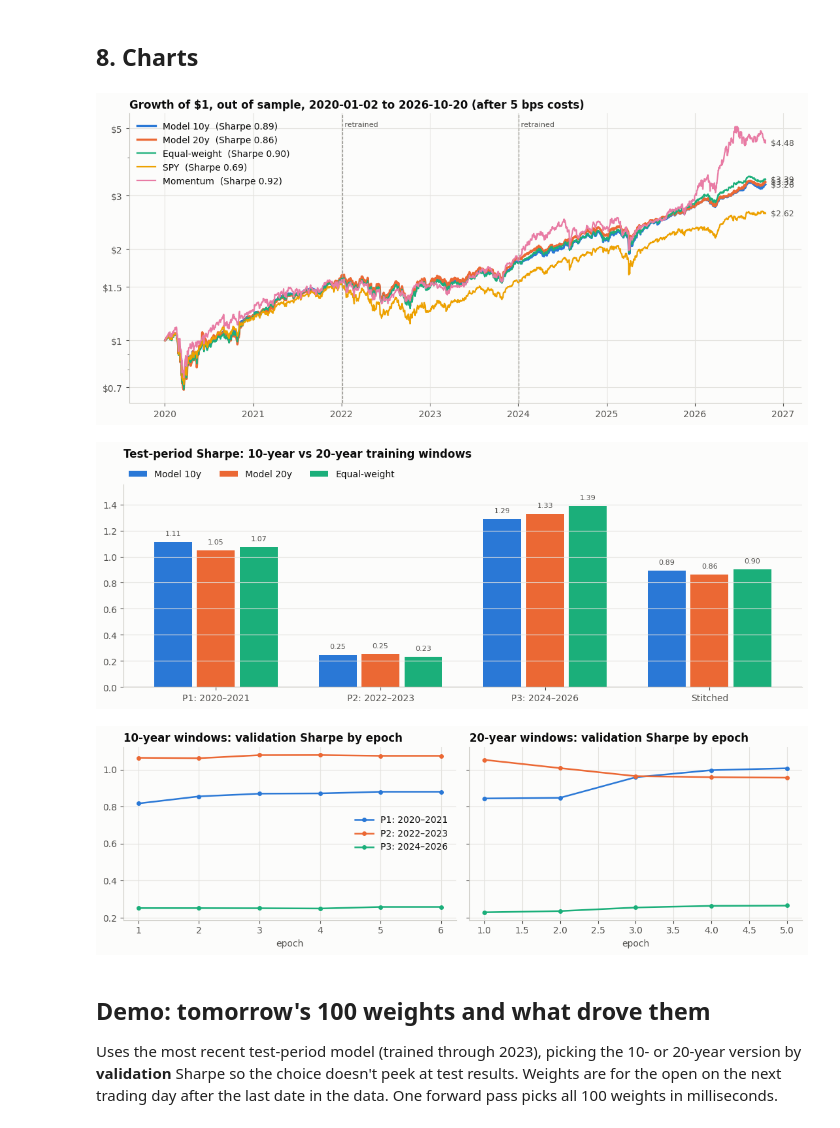
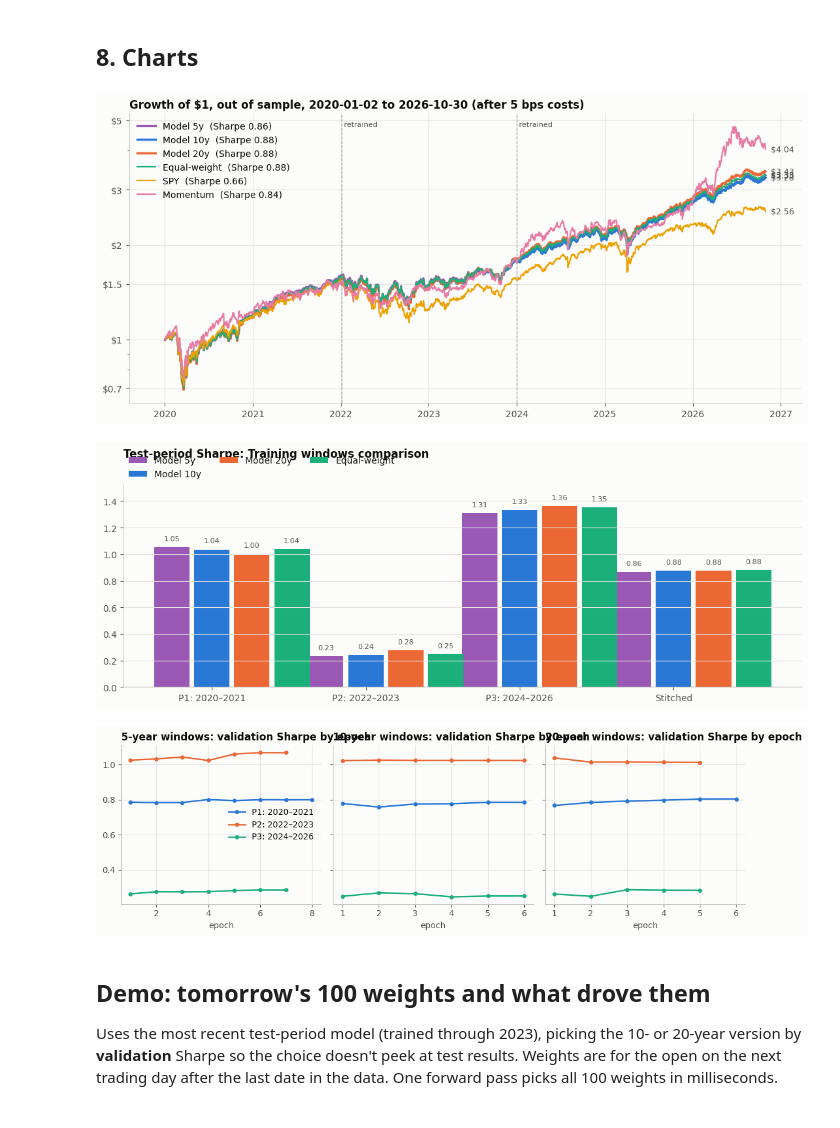
Before and after one commit to Tarotar30127/q-bot, a Jupyter notebook: Sharpe_Transformer.ipynb, the cells around one changed output. Drawn from its saved outputs; the diff is of its cells as text; code cells hidden in the pictures.

```diff
--- a/Sharpe_Transformer.ipynb
+++ b/Sharpe_Transformer.ipynb
@@ -326,6 +325,9 @@ Everything is aligned on SPY's trading days. Market context is forward-filled by
 
 The return a set of weights earns follows the plan's timing: features use data through the close on day *t*, trades happen at the open on *t+1*, and the position is held to the open on *t+2*. So the label for day *t* is `open[t+2] / open[t+1] − 1`, and the model never acts on a price it couldn't have seen.
 # %%
+import time
+import numpy as np
+
 t = time.time()
 TICKERS = universe.ticker.tolist(); N = len(TICKERS)
 DATES = MKT['spy_close'].dropna().index
@@ -339,10 +341,9 @@ MK[['vix', 'tnx', 'irx']] = MK[['vix', 'tnx', 'irx']].ffill(limit=1)
 MK['spy_open'] = MK.spy_open.where(MK.spy_open > 0).fillna(MK.spy_close.shift(1))
 T = len(DATES)
 
-irx = MK.irx.ffill().fillna(0.0)
-if irx.median() > 25:      # guard against an old x10 quote convention
-    irx = irx / 10
-RF = (irx / 100 / 252).to_numpy()                   # daily T-bill rate
+# Using 10-year T-bill (TNX) for risk-free rate instead of 3-month (IRX)
+tnx = MK.tnx.ffill().fillna(0.0)
+RF = (tnx / 100 / 252).to_numpy()                   # daily 10-year T-bill rate
 
 op = O.to_numpy()
 FWD = np.full((T, N), np.nan); FWD[:-2] = op[2:] / op[1:-1] - 1
@@ -355,7 +356,7 @@ LAST_EVAL = T - 3                                    # last decision day whose n
 
 SECTORS = sorted(universe.sector.unique())
 SECTOR_IDS = universe.sector.map({s: i for i, s in enumerate(SECTORS)}).to_numpy()
-tick('Features', t)
+tick('Features', t) if 'tick' in globals() else None
 print(f'{T} trading days, {N} stocks, {len(SECTORS)} sectors | open-to-open returns beyond ±75% clipped: {n_wild}')
-print(f'Risk-free (3-month T-bill) annualized: mean {RF.mean() * 252:.2%}, latest {RF[-1] * 252:.2%}')
+print(f'Risk-free (10-year T-bill) annualized: mean {RF.mean() * 252:.2%}, latest {RF[-1] * 252:.2%}')
 # %% [output]
@@ -963,9 +972,10 @@ Stitched test Sharpe at higher trading costs
 # %% [markdown]
 ## 8. Charts
 # %%
+import time
 t = time.time()
 INK, INK2, GRID, SURF = '#0b0b0b', '#52514e', '#e4e3df', '#fcfcfb'
-COLORS = {'Model 10y': '#2a78d6', 'Model 20y': '#eb6834', 'Equal-weight': '#1baf7a', 'SPY': '#eda100', 'Momentum': '#e87ba4'}
+COLORS = {'Model 5y': '#9b59b6', 'Model 10y': '#2a78d6', 'Model 20y': '#eb6834', 'Equal-weight': '#1baf7a', 'SPY': '#eda100', 'Momentum': '#e87ba4'}
 plt.rcParams.update({'figure.facecolor': SURF, 'axes.facecolor': SURF, 'savefig.facecolor': SURF, 'axes.edgecolor': '#c9c8c2',
                      'axes.labelcolor': INK2, 'xtick.color': INK2, 'ytick.color': INK2, 'text.color': INK, 'axes.titlecolor': INK,
                      'axes.titleweight': 'bold', 'axes.titlesize': 12, 'axes.titlelocation': 'left', 'font.size': 10,
@@ -989,40 +999,42 @@ ax.yaxis.set_major_formatter(mticker.FuncFormatter(lambda v, _: f'${v:.2g}'))
 ax.yaxis.set_minor_formatter(mticker.NullFormatter())
 ax.set_title(f'Growth of $1, out of sample, {x[0].date()} to {x[-1].date()} (after 5 bps costs)')
 ax.legend(loc='upper left'); ax.margins(x=0.06)
 fig.tight_layout(); fig.savefig(f'{FIG_DIR}/equity_curves.png', dpi=150); plt.show()
 
 # 2. Test Sharpe by period, 10y vs 20y vs equal-weight
 labels = periods + ['Stitched']
-vals = {k: [metrics(MODEL_BT[f'{p}_{k[6:]}'])['Sharpe'] for p in periods] + [SUMMARY.loc[k, 'Sharpe']] for k in ('Model 10y', 'Model 20y')}
+vals = {k: [metrics(MODEL_BT[f'{p}_{k[6:]}'])['Sharpe'] for p in periods] + [SUMMARY.loc[k, 'Sharpe']] for k in [f'Model {y}y' for y in CFG['train_years']]}
 vals['Equal-weight'] = [metrics(BENCH_BT[p]['Equal-weight'])['Sharpe'] for p in periods] + [SUMMARY.loc['Equal-weight', 'Sharpe']]
 period_names = {f'P{i + 1}': f'P{i + 1}: {DATES[RUNS[f"P{i + 1}_10y"]["test_days"][0]].year}–{DATES[RUNS[f"P{i + 1}_10y"]["test_days"][-1]].year}' for i in range(len(periods))}
 fig, ax = plt.subplots(figsize=(11, 4.2))
 xs = np.arange(len(labels)); bw = 0.26
 for j, (k, v) in enumerate(vals.items()):
     bars = ax.bar(xs + (j - 1) * bw, v, bw - 0.03, color=COLORS[k], label=k)
     for b_, val in zip(bars, v):
         ax.text(b_.get_x() + b_.get_width() / 2, val + (0.04 if val >= 0 else -0.04), f'{val:.2f}', ha='center',
                 va='bottom' if val >= 0 else 'top', fontsize=8, color=INK2)
 ax.axhline(0, color='#9b9a94', lw=0.9)
 ax.set_xticks(xs, [period_names.get(l, l) for l in labels]); ax.grid(axis='x', visible=False)
-ax.set_title('Test-period Sharpe: 10-year vs 20-year training windows', pad=30)
+ax.set_title('Test-period Sharpe: Training windows comparison', pad=30)
 ax.legend(ncol=3, loc='lower left', bbox_to_anchor=(0, 1.0), borderaxespad=0.2); ax.margins(y=0.12)
 fig.tight_layout(); fig.savefig(f'{FIG_DIR}/sharpe_by_period.png', dpi=150); plt.show()
 
 # 3. Validation Sharpe per epoch
-fig, axes = plt.subplots(1, 2, figsize=(11, 3.6), sharey=True)
+fig, axes = plt.subplots(1, len(CFG['train_years']), figsize=(11, 3.6), sharey=True)
+if not isinstance(axes, np.ndarray):
+    axes = [axes]
 pcol = ['#2a78d6', '#eb6834', '#1baf7a']
 for ax, Y in zip(axes, CFG['train_years']):
     for c, p in zip(pcol, periods):
         h = pd.DataFrame(RUNS[f'{p}_{Y}y']['hist'])
         ax.plot(h.epoch, h.val_sharpe, marker='o', ms=4, color=c, label=period_names[p])
     ax.set_title(f'{Y}-year windows: validation Sharpe by epoch'); ax.set_xlabel('epoch')
 axes[0].legend(); fig.tight_layout(); fig.savefig(f'{FIG_DIR}/validation_curves.png', dpi=150); plt.show()
-tick('Backtest, benchmarks, charts', t)
+tick('Backtest, benchmarks, charts', t) if 'tick' in globals() else None
 # %% [output]
-[figure, old version]
+[figure, new version]
-[figure, old version]
+[figure, new version]
-[figure, old version]
+[figure, new version]
 # %% [markdown]
 ## Demo: tomorrow's 100 weights and what drove them
 
```
Also changed, not shown: parts of 14 cells of this notebook.
